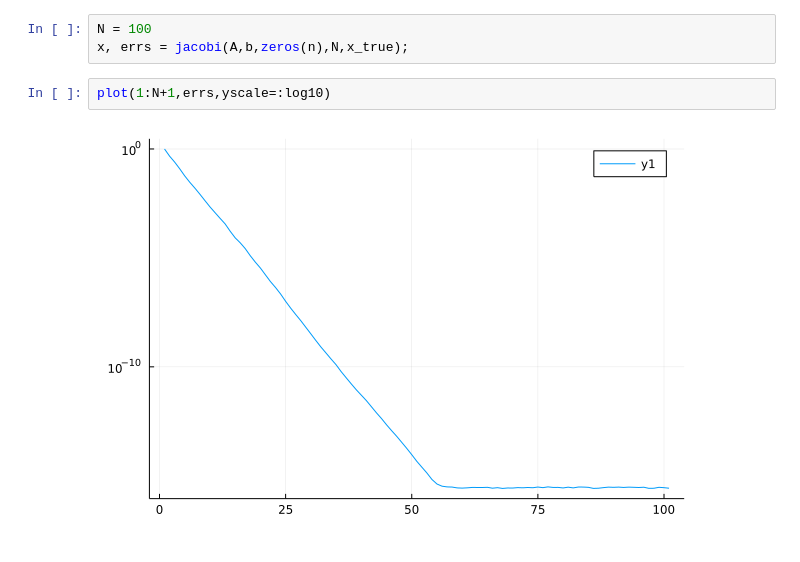
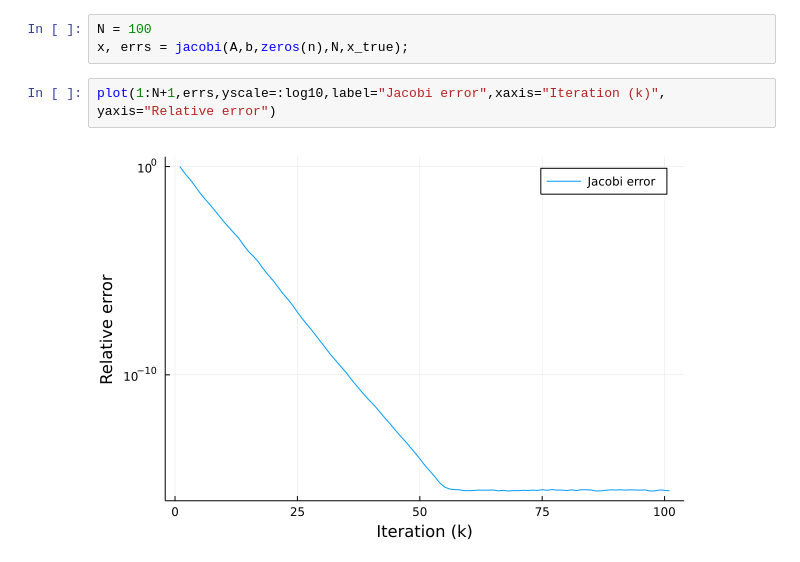
Before and after one commit to jamiehadd/164-ScientificComputing, a Jupyter notebook: Lecture5/Lecture5.ipynb, the cells around one changed output. Saved outputs shown, nothing was run; the diff lists cells and outputs as text.

```diff
--- a/Lecture5/Lecture5.ipynb
+++ b/Lecture5/Lecture5.ipynb
@@ -309,6 +309,6 @@ b = A*x_true;
 N = 100
 x, errs = jacobi(A,b,zeros(n),N,x_true);
 # %%
-plot(1:N+1,errs,yscale=:log10)
+plot(1:N+1,errs,yscale=:log10,label="Jacobi error",xaxis="Iteration (k)", yaxis="Relative error")
 # %% [output]
-[figure, old version]
+[figure, new version]
```
Also changed, not shown: parts of 5 cells of this notebook, 2 other files.
